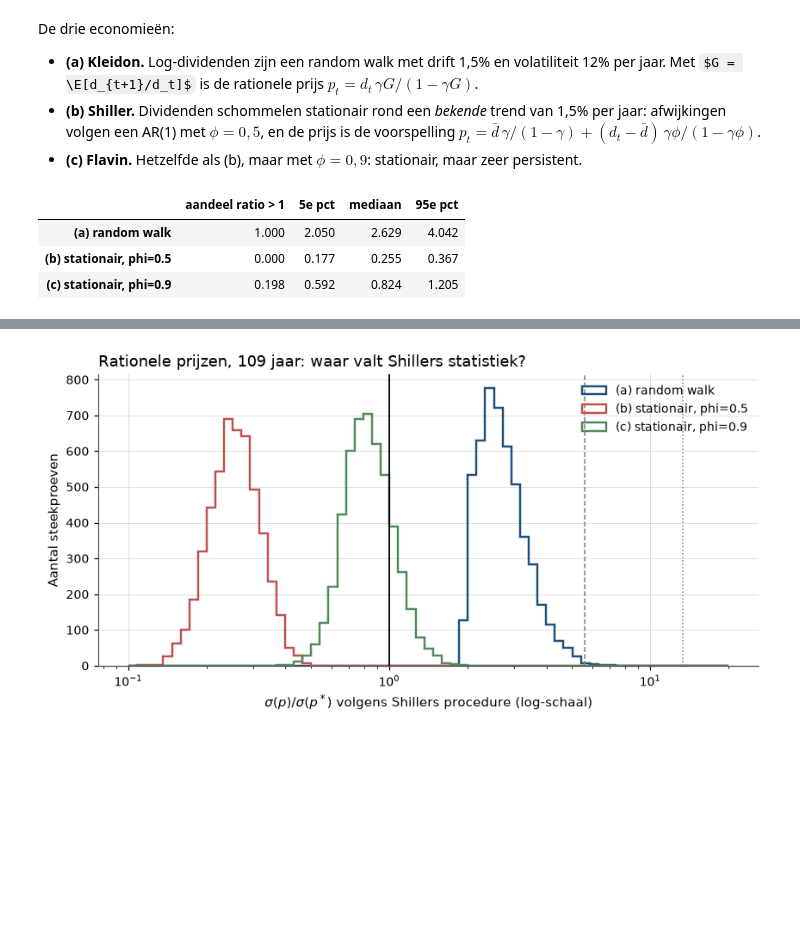
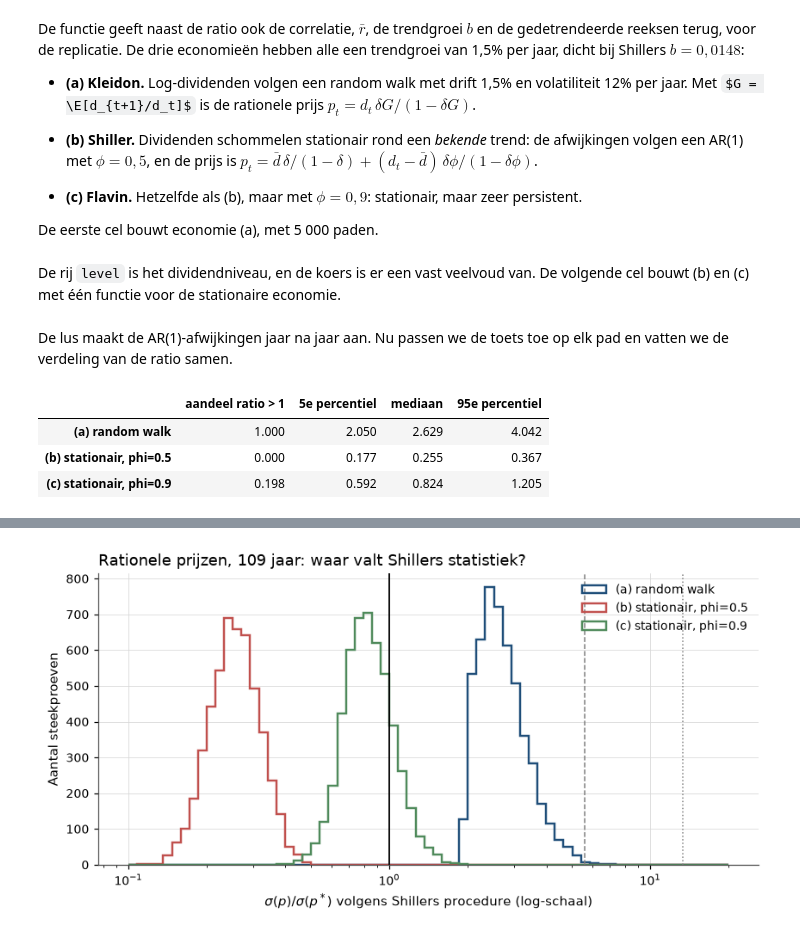
Before and after one commit to MaartenN14/history-asset-pricing, a Jupyter notebook: lectures/03_15_shiller_excess_volatility.ipynb, the cells around one changed output, grey strips where cells are left out. Drawn from its saved outputs; the diff is of its cells as text; code cells hidden in the pictures; some formulas as TeX source; blank space fills up the shorter version.

```diff
--- a/lectures/03_15_shiller_excess_volatility.ipynb
+++ b/lectures/03_15_shiller_excess_volatility.ipynb
@@ -546,54 +647,65 @@ def shiller_test(P, D, terminal="mean", detrend="price", rate=None):
     return {"ratio": ratio, "corr": corr, "rbar": rbar, "b": b, "p": p, "pstar": pstar}
 # %% [markdown]
-De drie economieën:
+De functie geeft naast de ratio ook de correlatie, $\bar r$, de trendgroei $b$ en
+de gedetrendeerde reeksen terug, voor de replicatie. De drie economieën hebben
+alle een trendgroei van 1,5% per jaar, dicht bij Shillers $b = 0{,}0148$:
 
-- **(a) Kleidon.** Log-dividenden zijn een random walk met drift 1,5% en
+- **(a) Kleidon.** Log-dividenden volgen een random walk met drift 1,5% en
   volatiliteit 12% per jaar. Met $G = \E[d_{t+1}/d_t]$ is de rationele prijs
-  $p_t = d_t\,\gamma G/(1-\gamma G)$.
-- **(b) Shiller.** Dividenden schommelen stationair rond een *bekende* trend van
-  1,5% per jaar: afwijkingen volgen een AR(1) met $\phi = 0{,}5$, en de prijs is
-  de voorspelling $p_t = \bar d\,\gamma/(1-\gamma) + (d_t - \bar d)\,\gamma\phi/(1-\gamma\phi)$.
+  $p_t = d_t\,\delta G/(1-\delta G)$.
+
+- **(b) Shiller.** Dividenden schommelen stationair rond een *bekende* trend: de
+  afwijkingen volgen een AR(1) met $\phi = 0{,}5$, en de prijs is
+  $p_t = \bar d\,\delta/(1-\delta) + (d_t - \bar d)\,\delta\phi/(1-\delta\phi)$.
+
 - **(c) Flavin.** Hetzelfde als (b), maar met $\phi = 0{,}9$: stationair, maar zeer
   persistent.
+
+De eerste cel bouwt economie (a), met 5 000 paden.
+# %%
+n_sim, T_sim, r_sim = 5_000, 109, 0.07
+delta_sim = 1 / (1 + r_sim)
+years = np.arange(T_sim)
+
+# (a) log random walk dividends
+mu_d, sigma_d = 0.015, 0.12
+G = np.exp(mu_d + sigma_d**2 / 2)
+level = np.exp(np.cumsum(rng.normal(mu_d, sigma_d, size=(n_sim, T_sim + 1)), axis=1))
+P_rw = level[:, :-1] * delta_sim * G / (1 - delta_sim * G)
+D_rw = level[:, 1:]
+# %% [markdown]
+De rij `level` is het dividendniveau, en de koers is er een vast veelvoud van. De
+volgende cel bouwt (b) en (c) met één functie voor de stationaire economie.
 # %%
-n_sim, T_sim, r_sim = 5_000, 109, 0.07
-gamma_sim = 1 / (1 + r_sim)
-years = np.arange(T_sim)
-
-# (a) log random walk dividends
-mu_d, sigma_d = 0.015, 0.12
-G = np.exp(mu_d + sigma_d**2 / 2)
-level = np.exp(np.cumsum(rng.normal(mu_d, sigma_d, size=(n_sim, T_sim + 1)), axis=1))
-P_rw = level[:, :-1] * gamma_sim * G / (1 - gamma_sim * G)
-D_rw = level[:, 1:]
-
-# (b), (c) stationary AR(1) deviations around a known 1.5% trend
 def stationary_economy(phi, sigma=0.05, dbar=1.0, trend=1.015):
     x = np.empty((n_sim, T_sim + 1))
     x[:, 0] = rng.normal(0.0, sigma / np.sqrt(1 - phi**2), n_sim)
     shocks = rng.normal(0.0, sigma, size=(n_sim, T_sim + 1))
     for i in range(1, T_sim + 1):
         x[:, i] = phi * x[:, i - 1] + shocks[:, i]
-    price = dbar * gamma_sim / (1 - gamma_sim) + x[:, :-1] * gamma_sim * phi / (1 - gamma_sim * phi)
+    price = dbar * delta_sim / (1 - delta_sim) + x[:, :-1] * delta_sim * phi / (1 - delta_sim * phi)
     return price * trend**years, (dbar + x[:, 1:]) * trend ** (years + 1)
+
 
 economies = {
     "(a) random walk": (P_rw, D_rw),
     "(b) stationair, phi=0.5": stationary_economy(0.5),
     "(c) stationair, phi=0.9": stationary_economy(0.9),
 }
-ratios = {name: shiller_test(P, D)["ratio"] for name, (P, D) in economies.items()}
-
-pd.DataFrame(
-    {
-        "aandeel ratio > 1": {k: np.mean(v > 1) for k, v in ratios.items()},
-        "5e pct": {k: np.percentile(v, 5) for k, v in ratios.items()},
-        "mediaan": {k: np.median(v) for k, v in ratios.items()},
-        "95e pct": {k: np.percentile(v, 95) for k, v in ratios.items()},
-    }
-).round(3)
-# %% [output]
-|  | aandeel ratio > 1 | 5e pct | mediaan | 95e pct |
-| (a) random walk | 1.000 | 2.050 | 2.629 | 4.042 |
-| (b) stationair, phi=0.5 | 0.000 | 0.177 | 0.255 | 0.367 |
-| (c) stationair, phi=0.9 | 0.198 | 0.592 | 0.824 | 1.205 |
+# %% [markdown]
+De lus maakt de AR(1)-afwijkingen jaar na jaar aan. Nu passen we de toets toe op
+elk pad en vatten we de verdeling van de ratio samen.
+# %%
+ratios = {}
+summary = pd.DataFrame(columns=["aandeel ratio > 1", "5e percentiel", "mediaan", "95e percentiel"])
+for name, (P, D) in economies.items():
+    ratio = shiller_test(P, D)["ratio"]
+    ratios[name] = ratio
+    summary.loc[name] = [np.mean(ratio > 1), np.percentile(ratio, 5),
+                         np.median(ratio), np.percentile(ratio, 95)]
+summary.astype(float).round(3)
+# %% [output]
+|  | aandeel ratio > 1 | 5e percentiel | mediaan | 95e percentiel |
+| (a) random walk | 1.000 | 2.050 | 2.629 | 4.042 |
+| (b) stationair, phi=0.5 | 0.000 | 0.177 | 0.255 | 0.367 |
+| (c) stationair, phi=0.9 | 0.198 | 0.592 | 0.824 | 1.205 |
```
Also changed, not shown: parts of 34 cells of this notebook, 4 other files.
